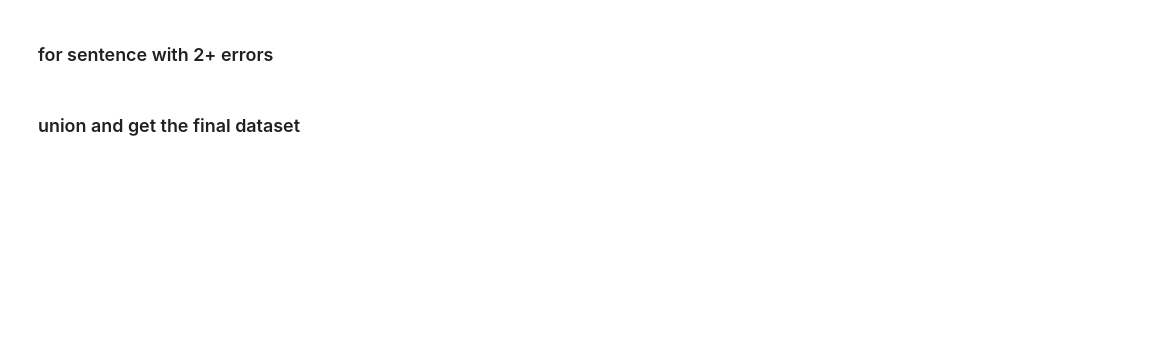
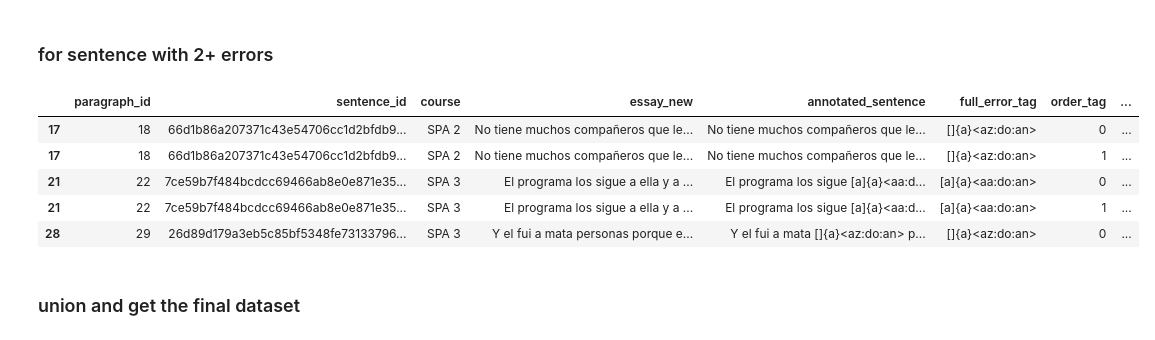
Before and after one commit to team-langbot/model_gec, a Jupyter notebook: EDA.ipynb, the cells around one changed output. Cells and saved outputs as stored; diff of their text form; code cells hidden in the pictures; blank space fills up the shorter version.

```diff
--- a/EDA.ipynb
+++ b/EDA.ipynb
@@ -494,2 +551,16 @@ df_final_with2_error = df_final[df_final['anno_error_cnt'] > 1]
+# %%
+df_final_with2_error['correction_index'] = df_final_with2_error.apply(lambda row : get_error_position_multi(row['annotated_sentence'], row['order_tag']), axis=1)
+df_final_with2_error['error_type'] = df_final_with2_error['error_tag'].str.extract(r'(.{2}:.{2}):.{2}')
+df_final_with2_error['source'] = df_final_with2_error.apply(lambda row : format_source_multi(row['annotated_sentence'], row['order_tag']), axis=1)
+df_final_with2_error['target'] = df_final_with2_error.apply(lambda row : format_target_multi(row['annotated_sentence'], row['order_tag']), axis=1)
+# %%
+df_final_with2_error[:5]
+# %% [output]
+|  | paragraph_id | sentence_id | course | essay_new | annotated_sentence | full_error_tag | order_tag | ... |
+| 17 | 18 | 66d1b86a207371c43e54706cc1d2bfdb9... | SPA 2 | No tiene muchos compañeros que le... | No tiene muchos compañeros que le... | []{a}<az:do:an> | 0 | ... |
+| 17 | 18 | 66d1b86a207371c43e54706cc1d2bfdb9... | SPA 2 | No tiene muchos compañeros que le... | No tiene muchos compañeros que le... | []{a}<az:do:an> | 1 | ... |
+| 21 | 22 | 7ce59b7f484bcdcc69466ab8e0e871e35... | SPA 3 | El programa los sigue a ella y a ... | El programa los sigue [a]{a}<aa:d... | [a]{a}<aa:do:an> | 0 | ... |
+| 21 | 22 | 7ce59b7f484bcdcc69466ab8e0e871e35... | SPA 3 | El programa los sigue a ella y a ... | El programa los sigue [a]{a}<aa:d... | [a]{a}<aa:do:an> | 1 | ... |
+| 28 | 29 | 26d89d179a3eb5c85bf5348fe73133796... | SPA 3 | Y el fui a mata personas porque e... | Y el fui a mata []{a}<az:do:an> p... | []{a}<az:do:an> | 0 | ... |
 # %% [markdown]
 ### union and get the final dataset
```
Also changed, not shown: parts of 16 cells of this notebook.
